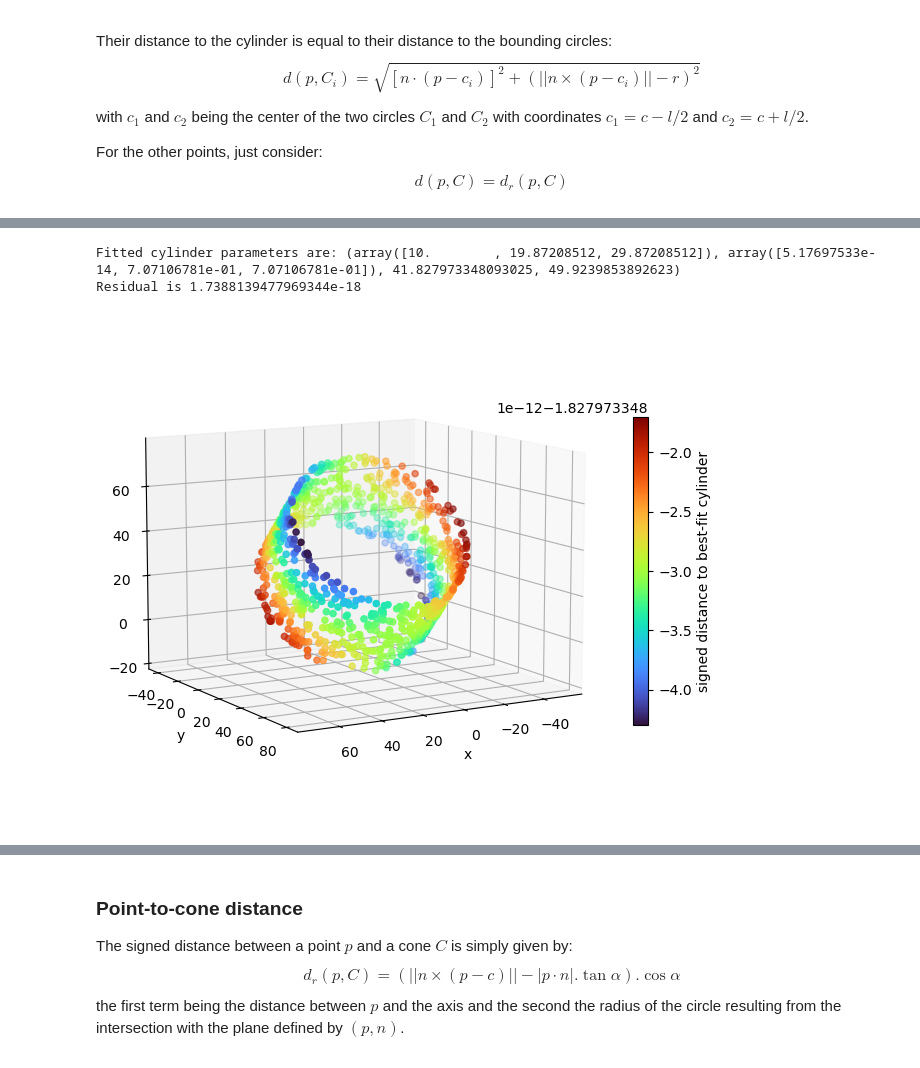
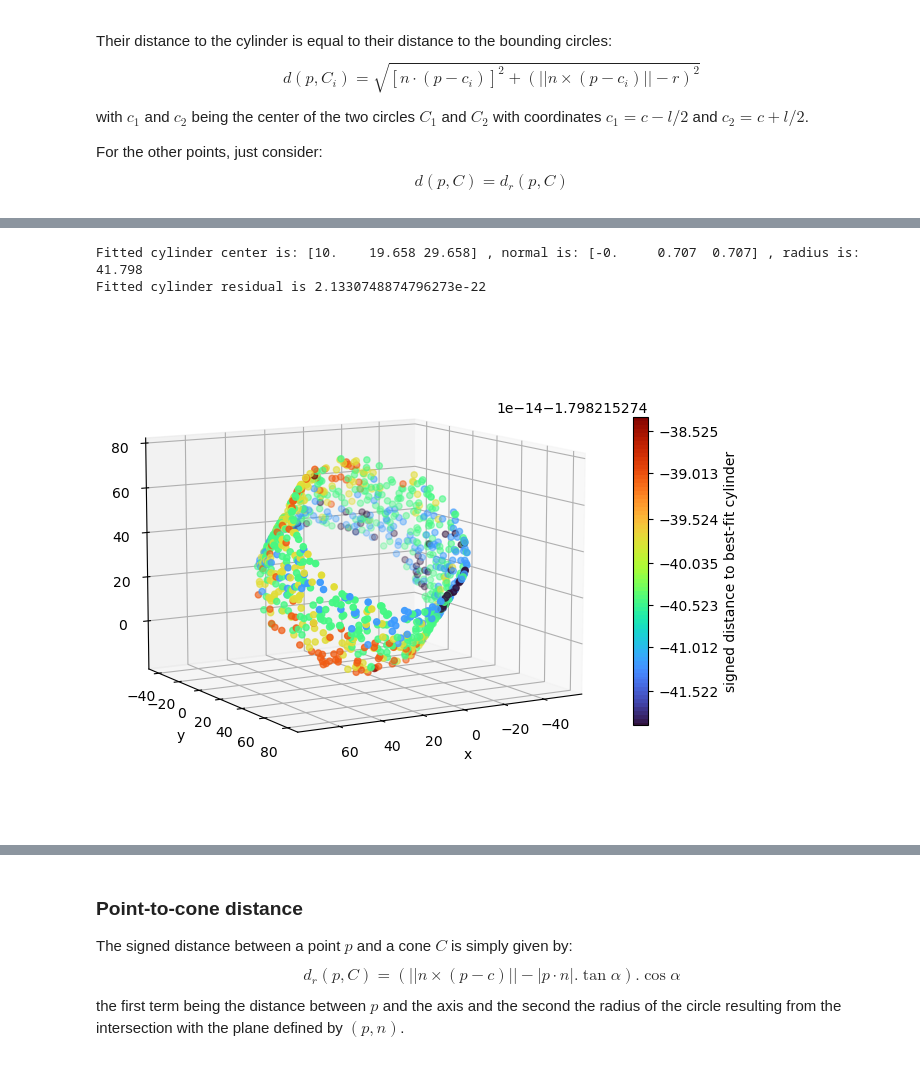
Before and after one commit to jlgregorio/tutorials-pointcloud-python, a Jupyter notebook: 5.primitive_fitting.ipynb, the cells around one changed output, grey strips where cells are left out. Saved outputs shown, nothing was run; the diff lists cells and outputs as text; code cells hidden in the pictures.

```diff
--- a/5.primitive_fitting.ipynb
+++ b/5.primitive_fitting.ipynb
@@ -336,12 +396,14 @@ def fit_sphere(points):
     return (center, radius), res
 
 
-# Try
-parameters, res = fit_sphere(points_sphere)
-best_fit_sphere_center, best_fit_sphere_radius = parameters
+# Fit sphere to pointcloud
+best_fit_sphere_parameters, best_fit_sphere_res = fit_sphere(points_sphere)
+best_fit_sphere_center, best_fit_sphere_radius = best_fit_sphere_parameters
 
-print("Fitted sphere parameters are:", parameters)
-print("Residual is", res)
+with np.printoptions(precision=3, suppress=True):
+    print("Fitted sphere center is:", best_fit_sphere_center,
+          ", radius is: {:.3f}".format(best_fit_sphere_radius))
+print("Fitted sphere residual is", best_fit_sphere_res)
 
 
 # Show distance to best-fit
@@ -606,66 +678,44 @@ def G(normal, centered_points):
     # Skew symmetric matrix
     S = np.array([[0, -normal[2], normal[1]], [normal[2], 0, -normal[0]], [-normal[1], normal[0], 0]])
     # Adjugate of the 2 × 2 matrix representing A
     A_hat = S @ (A @ S.T)
     # Intermediate terms for the G function
     s = (projected_points**2).sum(axis=1).reshape(-1, 1)
     u = s.sum()/len(centered_points)
     v = (A_hat / np.trace(A_hat @ A)) @ (s * projected_points).sum(axis=0)
 
     return ((s - u - 2*(projected_points @ v).reshape(-1, 1))**2).sum()
 
 
-def cartesian_to_spherical(u):
-    """Cartesian to spherical coordinates (only theta and phi)"""
+# Fit cylinder to pointcloud
+best_fit_cylinder_parameters, best_fit_cylinder_res = fit_cylinder(points_cylinder)
+best_fit_cylinder_center, best_fit_cylinder_normal, best_fit_cylinder_radius, best_fit_cylinder_length = best_fit_cylinder_parameters
 
-    x, y, z = u
-
-    theta = np.arccos(z/np.sqrt(x**2 + y**2 + z**2))
-
-    if np.isclose(x, 0.0) and np.isclose(y, 0.0):
-        phi = 0.0
-    else:
-        phi = np.sign(y) * np.arccos(x / np.sqrt(x**2 + y**2))
-
-    return theta, phi
-
-def spherical_to_cartesian(u):
-    """Spherical to cartesian coordinates (unit vector)"""
-
-    theta, phi = u
-
-    return np.array([np.cos(phi)*np.sin(theta),
-                     np.sin(phi)*np.sin(theta),
-                     np.cos(theta)])
-
-
-# Try
-parameters, res = fit_cylinder(points_cylinder)
-best_fit_cylinder_center, best_fit_cylinder_normal, best_fit_cylinder_radius, best_fit_cylinder_length = parameters
-
-print("Fitted cylinder parameters are:", parameters)
-print("Residual is", res)
-
+with np.printoptions(precision=3, suppress=True):
+    print("Fitted cylinder center is:", best_fit_cylinder_center,
+          ", normal is:", best_fit_cylinder_normal,
+          ", radius is: {:.3f}".format(best_fit_cylinder_radius))
+print("Fitted cylinder residual is", best_fit_cylinder_res)
 
 # Show distance to best-fit
 dists_best_fit_cylinder = dist_to_cylinder(points_cylinder, best_fit_cylinder_center, best_fit_cylinder_normal, best_fit_cylinder_radius)
 
 fig = plt.figure(figsize=(8, 8))
 ax = fig.add_subplot(111, projection="3d")
 p = ax.scatter(points_cylinder[:, 0], points_cylinder[:, 1], points_cylinder[:, 2],
           c=dists_best_fit_cylinder, cmap="turbo")
 ax.set_xlabel('x')
 ax.set_ylabel('y')
 ax.set_zlabel('z')
 ax.view_init(10, 60)
 cbar = fig.colorbar(p, shrink=0.5)
 cbar.set_label('signed distance to best-fit cylinder')
 plt.axis("equal")
 plt.show()
 # %% [output]
-Fitted cylinder parameters are: (array([10.        , 19.87208512, 29.87208512]), array([5.17697533e-14, 7.07106781e-01, 7.07106781e-01]), 41.827973348093025, 49.9239853892623)
-Residual is 1.7388139477969344e-18
+Fitted cylinder center is: [10.    19.658 29.658] , normal is: [-0.     0.707  0.707] , radius is: 41.798
+Fitted cylinder residual is 2.1330748874796273e-22
-[figure, old version]
+[figure, new version]
 # %% [markdown]
 ## Cone
 
```
Also changed, not shown: parts of 23 cells of this notebook, 2 other files.
